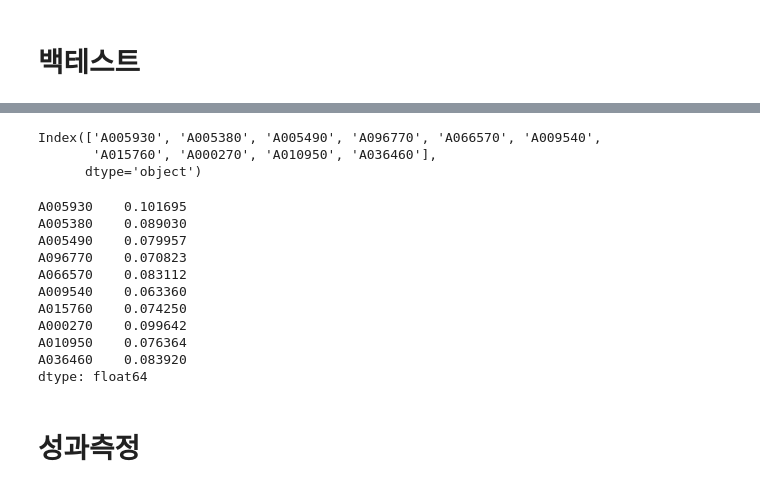
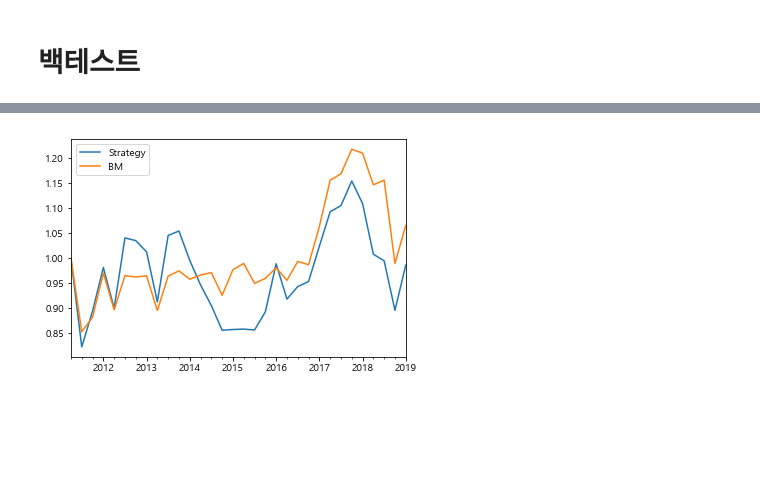
Before and after one commit to gem763/qit, a Jupyter notebook: backtester.ipynb, the cells around one changed output, grey strips where cells are left out. Drawn from its saved outputs; the diff is of its cells as text; code cells hidden in the pictures; blank space fills up the shorter version.

```diff
--- a/backtester.ipynb
+++ b/backtester.ipynb
@@ -77,22 +119,0 @@ pd.Series(nav).plot()
-# %%
-assets = 매출상위10('2011-06-30').index; assets
-# %% [output]
-Index(['A005930', 'A005380', 'A005490', 'A096770', 'A066570', 'A009540',
-       'A015760', 'A000270', 'A010950', 'A036460'],
-      dtype='object')
-# %%
-mc.loc['2011-09-30', assets]/mc.loc['2011-06-30', assets] * 매출상위10('2011-06-30')
-# %% [output]
-A005930    0.101695
-A005380    0.089030
-A005490    0.079957
-A096770    0.070823
-A066570    0.083112
-A009540    0.063360
-A015760    0.074250
-A000270    0.099642
-A010950    0.076364
-A036460    0.083920
-dtype: float64
-# %% [markdown]
-# 성과측정
@@ -98,0 +173,6 @@ dtype: float64
+# %%
+bt = Backtest(strat=매출상위10, bm=BM, fin=fin, mc=mc)
+bt.run()
+bt.plot_perf()
+# %% [output]
+[figure, added]
```
Also changed, not shown: parts of 13 cells of this notebook.
